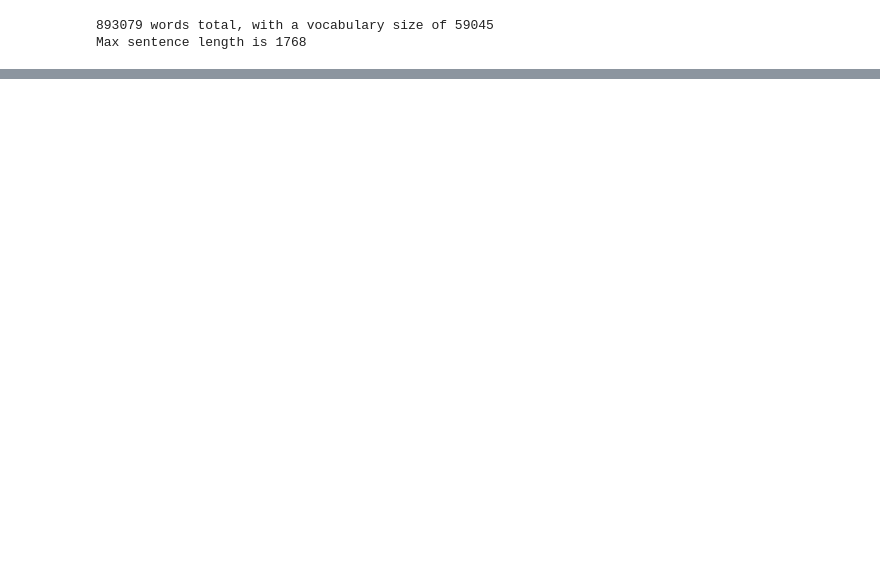
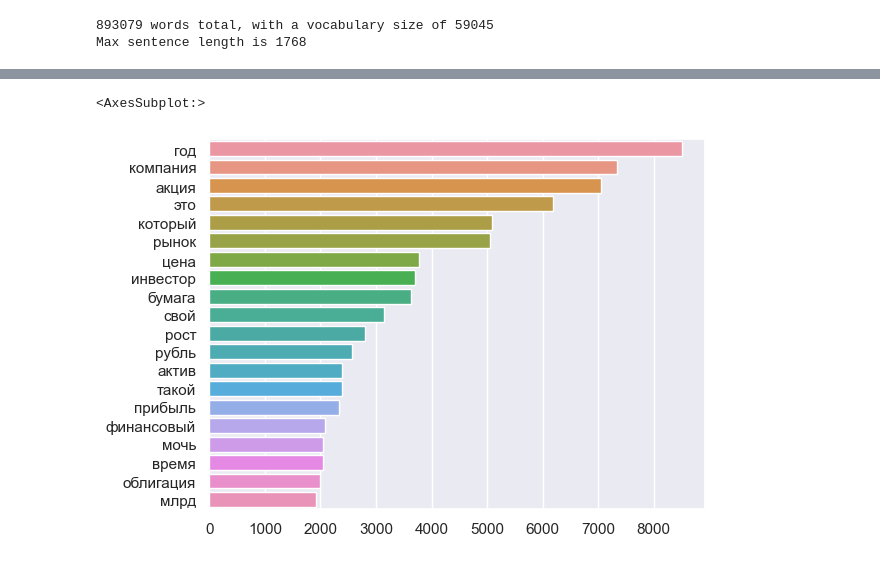
Before and after one commit to Dforgeek/Tinkoff_Pulse_Analyzer, a Jupyter notebook: Emotion_Analyzer.ipynb, the cells around one changed output, grey strips where cells are left out. Drawn from its saved outputs; the diff is of its cells as text; code cells hidden in the pictures; blank space fills up the shorter version.

```diff
--- a/Emotion_Analyzer.ipynb
+++ b/Emotion_Analyzer.ipynb
@@ -110,0 +133,3 @@ plt.show()
+# %%
+%%time
+df['token'] = df['token'].apply(lambda x: remove_stopwords(x, stopwords.words('russian')))
@@ -110,0 +205,8 @@ plt.show()
+# %%
+morph = MorphAnalyzer()
+
+def lemmatize(text):
+    text = [morph.normal_forms(x)[0] for x in text]
+    return text
+# %%
+df_lem = df['token'].apply(lemmatize)
@@ -110,0 +217,3 @@ plt.show()
+# %%
+corpus = [word for i in df_lem for word in i]
+corpus[10:20]
@@ -110,0 +231,11 @@ plt.show()
+# %%
+most_common = FreqDist(corpus).most_common(20)
+words, frequency = [], []
+for word, count in most_common:
+    words.append(word)
+    frequency.append(count)
+
+sns.barplot(x = frequency, y = words)
+# %% [output]
+<AxesSubplot:>
+[figure, added]
```
Also changed, not shown: parts of 25 cells of this notebook.
